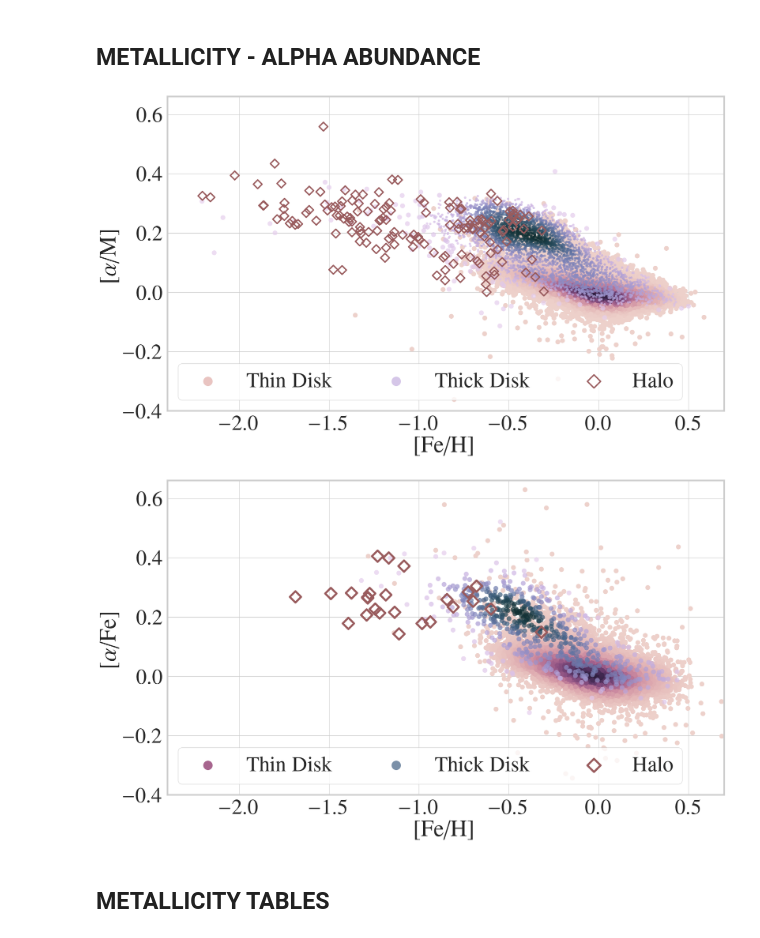
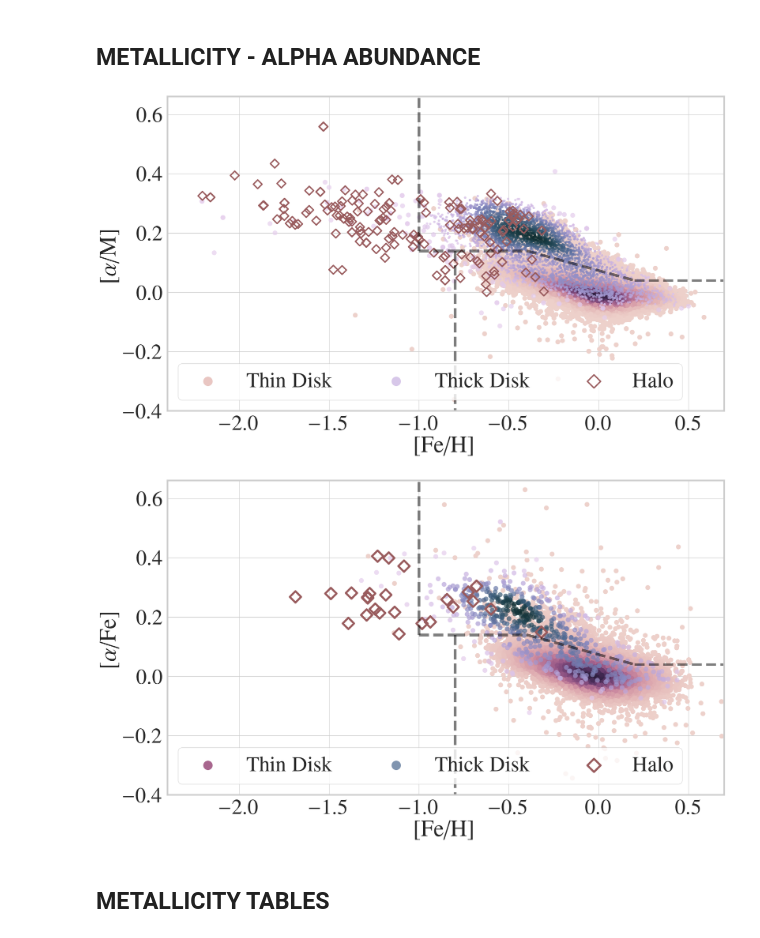
Before and after one commit to ChrisBoettner/plato, a Jupyter notebook: notebooks/04_stellar_sample.ipynb, the cells around one changed output. Cells and saved outputs as stored; diff of their text form; code cells hidden in the pictures.

```diff
--- a/notebooks/04_stellar_sample.ipynb
+++ b/notebooks/04_stellar_sample.ipynb
@@ -31,6 +35,10 @@ data = pd.read_csv(
 
 # filter for FGK stars and incomplete data
 data = filter_valid_targets(data)
+
+# accumulate high res metallicity estimates
+data["[Fe/H]_high_res"] = data["[Fe/H]_apogee"].fillna(data["[Fe/H]_galah"])
+data["[alpha/Fe]_high_res"] = data["[alpha/M]_apogee"].fillna(data["[alpha/Fe]_galah"])
 # %% [markdown]
 ## COORDINATES
 # %%
@@ -197,35 +202,55 @@ for dataset, column in {
         y=column,
         s=130 * (1 + 0.7 * scaler),
         marker="D",
         edgecolor=get_palette(start=0.4)[-3],  # type: ignore
         facecolor="none",
         linewidth=2.5 * (1 + 0.5 * scaler),
         rasterized=True,
         label="Halo",
         ax=ax,
     )
 
     scaler += 1
 
+    # add chemical classification lines
+    c = 0.14
+    lines = (
+        [[-1, -1], [c, 1]],
+        [[-1, -0.8], [c, c]],
+        [[-0.8, -0.4], [c, c]],
+        [[-0.4, 0.2], [c, c - 0.1]],
+        [[0.2, 2], [c - 0.1, c - 0.1]],
+        [[-0.8, -0.8], [c, -2]],
+    )
+    for line in lines:
+        ax.plot(
+            line[0],
+            line[1],
+            color="black",
+            linestyle="--",
+            linewidth=5,
+            alpha=0.5,
+        )
+
     # check if anything was plotted before processing and saving
     if len(ax.lines) > 0 or len(ax.collections) > 0:
         adjust_legend(ax, ncols=3, loc="lower left", common_markersize=300)
         ax.set_xlabel("[Fe/H]")
         ax.set_ylabel(column.replace("alpha", r"$\alpha$").replace(dataset, ""))
         ax.set_xlim(-2.4, 0.7)
         ax.set_ylim(-0.4, 0.66)
 
         FigureProcessor(metallicity_alpha_plot).save(
             f"metallicity_alpha{dataset}.pdf",
             figure_directory=figure_directory,
             save=save,
         )
         plt.show()
     else:
         plt.close()
 # %% [output]
-[figure, old version]
+[figure, new version]
-[figure, old version]
+[figure, new version]
 # %% [markdown]
 ## METALLICITY TABLES
 # %%
```
Also changed, not shown: parts of 8 cells of this notebook, 5 other files.
